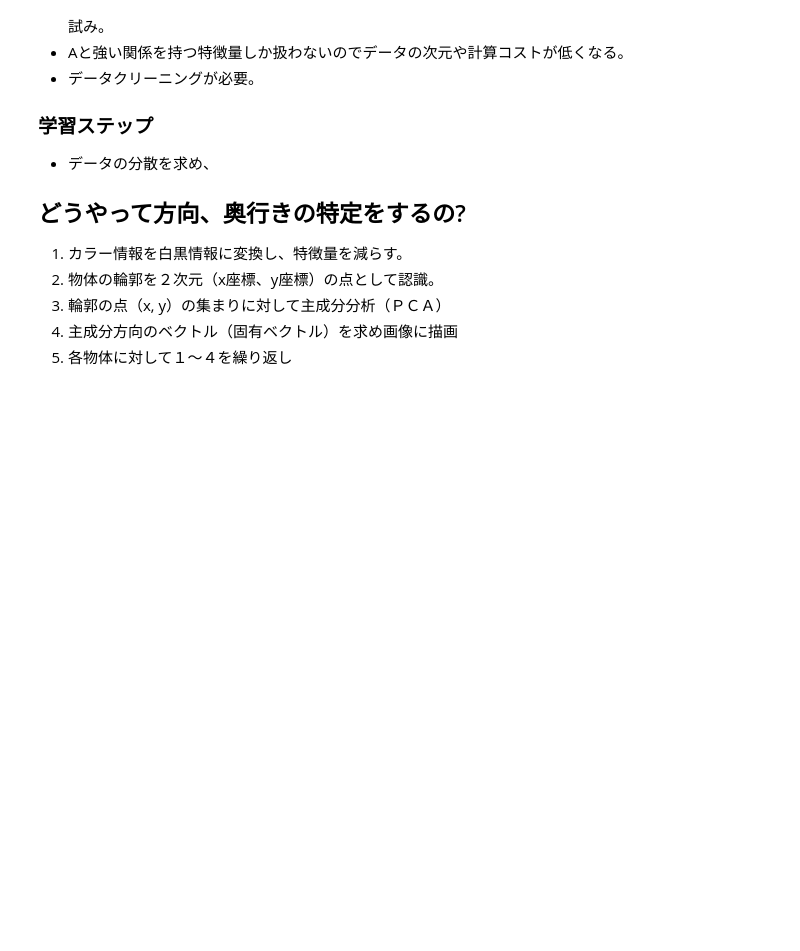
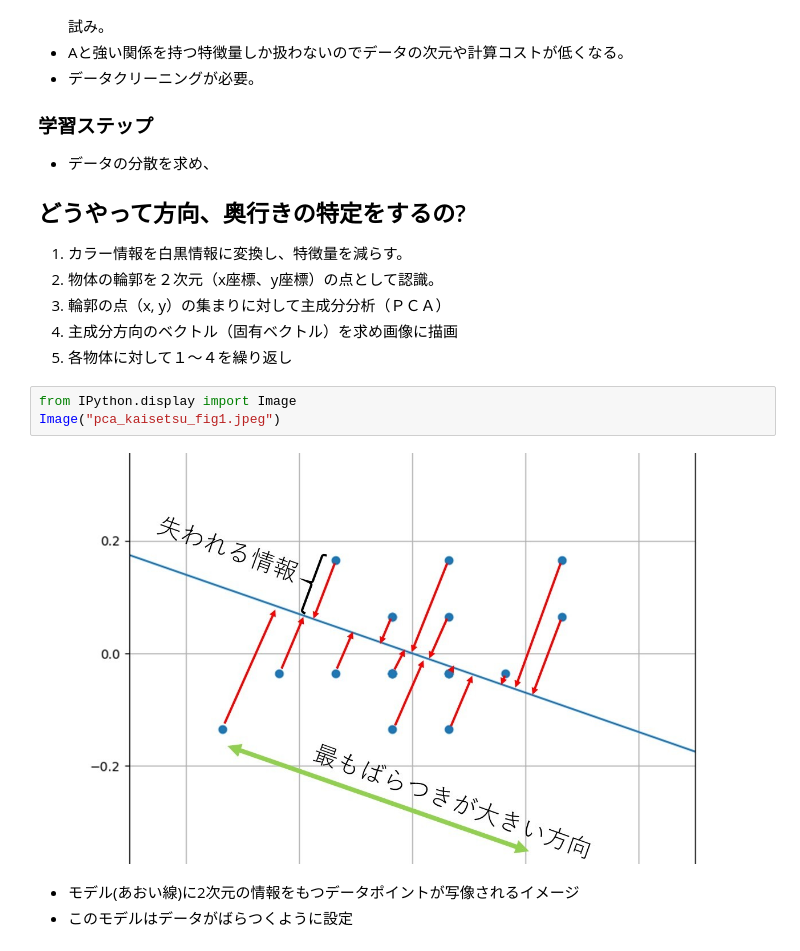
Before and after one commit to mayk-skice2012/NOSHIRO_img.process, a Jupyter notebook: code_1.ipynb, the cells around one changed output. Saved outputs shown, nothing was run; the diff lists cells and outputs as text; blank space fills up the shorter version.

```diff
--- a/code_1.ipynb
+++ b/code_1.ipynb
@@ -58,3 +58,11 @@ plt.show()
 3. 輪郭の点（x, y）の集まりに対して主成分分析（ＰＣＡ）
 4. 主成分方向のベクトル（固有ベクトル）を求め画像に描画
 5. 各物体に対して１～４を繰り返し
+# %%
+from IPython.display import Image
+Image("pca_kaisetsu_fig1.jpeg")
+# %% [output]
+[figure, added]
+# %% [markdown]
+- モデル(あおい線)に2次元の情報をもつデータポイントが写像されるイメージ
+- このモデルはデータがばらつくように設定
```
